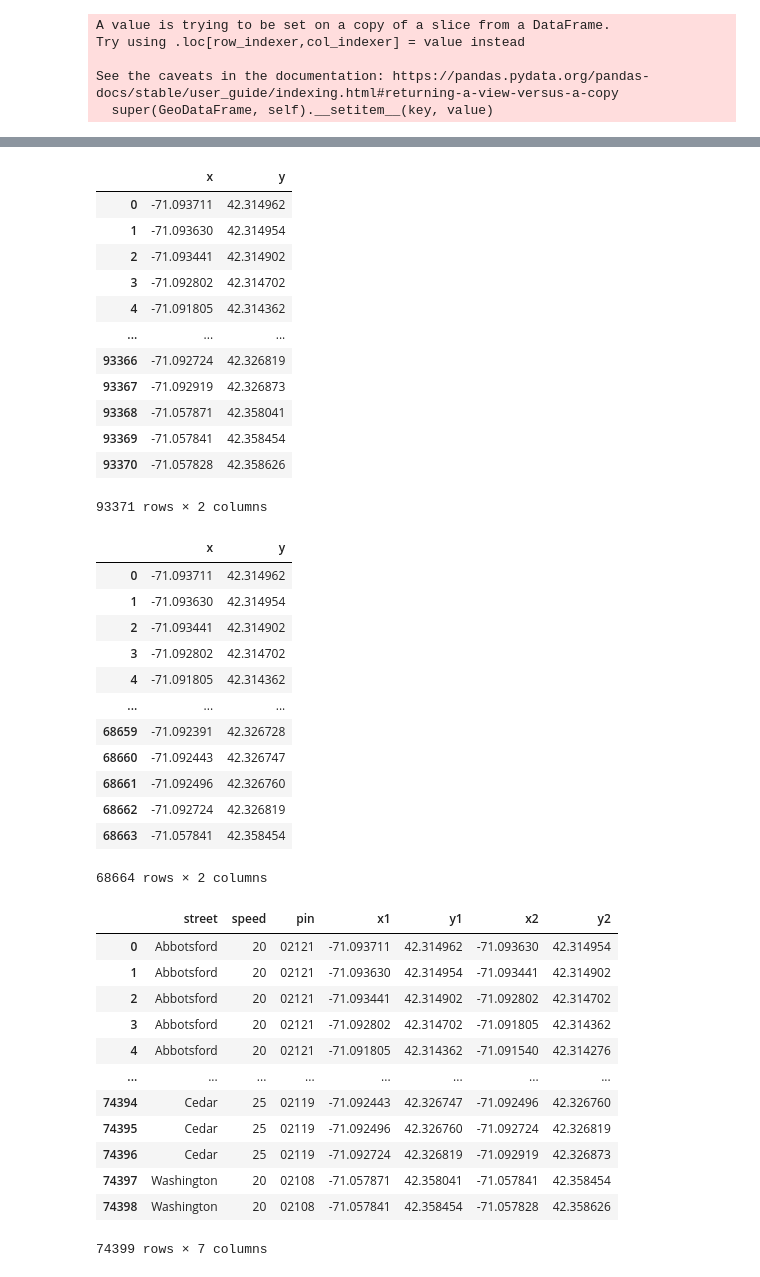
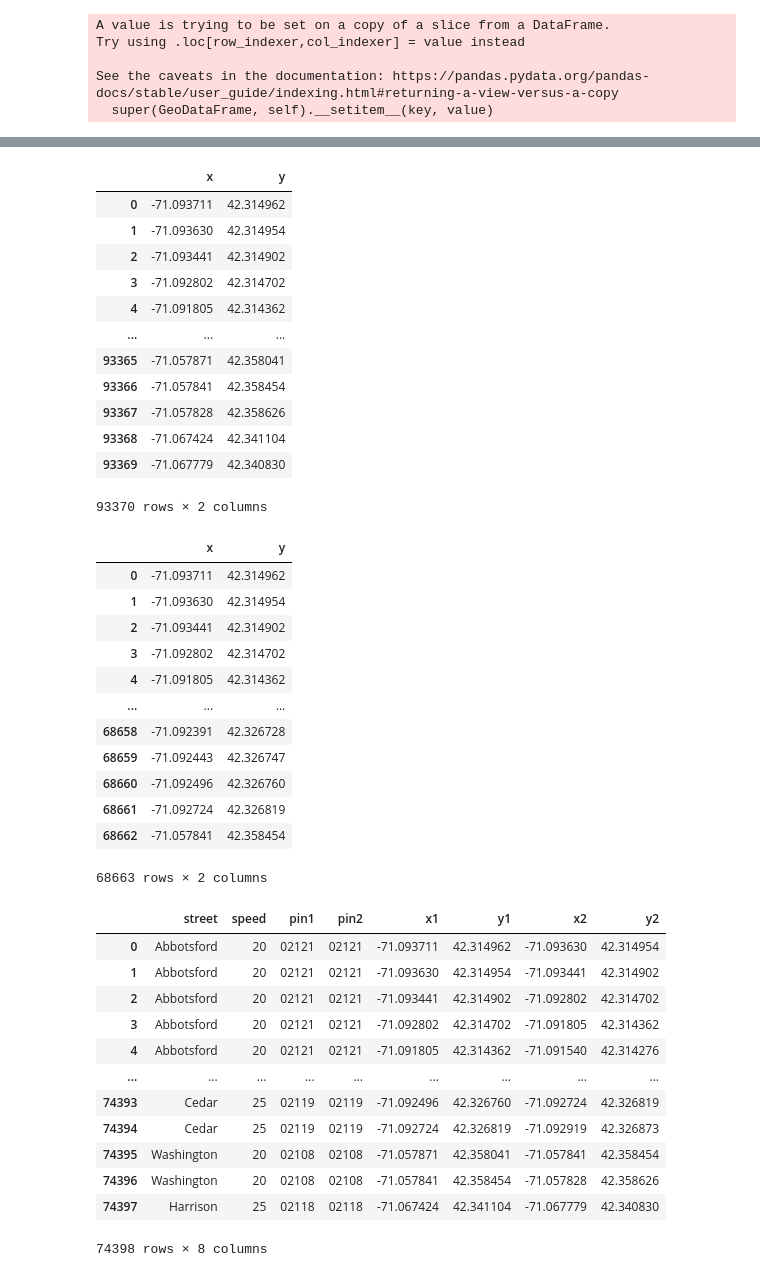
Before and after one commit to 4300-traffic-group/project, a Jupyter notebook: boston_cleanup.ipynb, the cells around one changed output, grey strips where cells are left out. Cells and saved outputs as stored; diff of their text form; code cells hidden in the pictures.

```diff
--- a/boston_cleanup.ipynb
+++ b/boston_cleanup.ipynb
@@ -23,7 +23,7 @@ import contextily as ctx
 import pandas as pd
 
 # Plot a map of boston
-bos = gpd.read_file("boston.geojson")
+bos = gpd.read_file("streets.json")
 bos
 # %% [output]
 |  | OBJECTID | SEGMENT_ID | L_F_ADD | L_T_ADD | R_F_ADD | R_T_ADD | PRE_DIR | ST_NAME | ST_TYPE | SUF_DIR | ... | ... |
@@ -53,7 +53,7 @@ sts.plot(color='green', markersize=1, ax=ax)
 [figure]
 # %%
 # extracting relevant columns
-nbos = bos[['ST_NAME', 'SPEEDLIMIT', 'TRACT00_L', 'geometry']]
+nbos = bos[['ST_NAME', 'SPEEDLIMIT', 'TRACT00_L','TRACT00_R', 'geometry',]]
 
 # making columns for x and y coordinates
 nbos['x'], nbos['y'] = zip(*nbos['geometry'].apply(lambda x: x.xy))
@@ -116,12 +116,12 @@ nodes_df
 | 3 | -71.092802 | 42.314702 |
 | 4 | -71.091805 | 42.314362 |
 | ... | ... | ... |
-| 93366 | -71.092724 | 42.326819 |
-| 93367 | -71.092919 | 42.326873 |
-| 93368 | -71.057871 | 42.358041 |
-| 93369 | -71.057841 | 42.358454 |
-| 93370 | -71.057828 | 42.358626 |
+| 93365 | -71.057871 | 42.358041 |
+| 93366 | -71.057841 | 42.358454 |
+| 93367 | -71.057828 | 42.358626 |
+| 93368 | -71.067424 | 42.341104 |
+| 93369 | -71.067779 | 42.340830 |
-93371 rows × 2 columns
+93370 rows × 2 columns
 # %%
 # dropping duplicates from nodes_df
 nodes_df1 = nodes_df.drop_duplicates(ignore_index=True)
@@ -134,54 +134,56 @@ nodes_df1
 | 3 | -71.092802 | 42.314702 |
 | 4 | -71.091805 | 42.314362 |
 | ... | ... | ... |
-| 68659 | -71.092391 | 42.326728 |
-| 68660 | -71.092443 | 42.326747 |
-| 68661 | -71.092496 | 42.326760 |
-| 68662 | -71.092724 | 42.326819 |
-| 68663 | -71.057841 | 42.358454 |
+| 68658 | -71.092391 | 42.326728 |
+| 68659 | -71.092443 | 42.326747 |
+| 68660 | -71.092496 | 42.326760 |
+| 68661 | -71.092724 | 42.326819 |
+| 68662 | -71.057841 | 42.358454 |
-68664 rows × 2 columns
+68663 rows × 2 columns
 # %%
 # creating a df to be used in SQL
 def mk_lines(df):
     street = []
     speed = []
-    pin = []
+    pin1 = []
+    pin2 = []
     x1 = []
     y1 = []
     x2 = []
     y2 = []
 
     for index, row in df.iterrows():
         for i in range(row['npoints']-1):
             street.append(row['ST_NAME'])
             speed.append(row['SPEEDLIMIT'])
-            pin.append(row['TRACT00_L'])
+            pin1.append(row['TRACT00_L'])
+            pin2.append(row['TRACT00_R'])
             xlst = row['x']
             x1.append(xlst[i])
             x2.append(xlst[i+1])
             ylst = row['y']
             y1.append(ylst[i])
             y2.append(ylst[i+1])
 
-    lines = {'street':street, 'speed':speed, 'pin':pin, 'x1':x1, 'y1':y1, 'x2':x2, 'y2':y2}
+    lines = {'street':street, 'speed':speed, 'pin1':pin1,'pin2':pin2, 'x1':x1, 'y1':y1, 'x2':x2, 'y2':y2}
     return pd.DataFrame(lines)
 
 lines_dfn = mk_lines(nbos)
 lines_dfn
 # %% [output]
-|  | street | speed | pin | x1 | y1 | x2 | y2 |
-| 0 | Abbotsford | 20 | 02121 | -71.093711 | 42.314962 | -71.093630 | 42.314954 |
-| 1 | Abbotsford | 20 | 02121 | -71.093630 | 42.314954 | -71.093441 | 42.314902 |
-| 2 | Abbotsford | 20 | 02121 | -71.093441 | 42.314902 | -71.092802 | 42.314702 |
-| 3 | Abbotsford | 20 | 02121 | -71.092802 | 42.314702 | -71.091805 | 42.314362 |
-| 4 | Abbotsford | 20 | 02121 | -71.091805 | 42.314362 | -71.091540 | 42.314276 |
-| ... | ... | ... | ... | ... | ... | ... | ... |
-| 74394 | Cedar | 25 | 02119 | -71.092443 | 42.326747 | -71.092496 | 42.326760 |
-| 74395 | Cedar | 25 | 02119 | -71.092496 | 42.326760 | -71.092724 | 42.326819 |
-| 74396 | Cedar | 25 | 02119 | -71.092724 | 42.326819 | -71.092919 | 42.326873 |
-| 74397 | Washington | 20 | 02108 | -71.057871 | 42.358041 | -71.057841 | 42.358454 |
-| 74398 | Washington | 20 | 02108 | -71.057841 | 42.358454 | -71.057828 | 42.358626 |
+|  | street | speed | pin1 | pin2 | x1 | y1 | x2 | y2 |
+| 0 | Abbotsford | 20 | 02121 | 02121 | -71.093711 | 42.314962 | -71.093630 | 42.314954 |
+| 1 | Abbotsford | 20 | 02121 | 02121 | -71.093630 | 42.314954 | -71.093441 | 42.314902 |
+| 2 | Abbotsford | 20 | 02121 | 02121 | -71.093441 | 42.314902 | -71.092802 | 42.314702 |
+| 3 | Abbotsford | 20 | 02121 | 02121 | -71.092802 | 42.314702 | -71.091805 | 42.314362 |
+| 4 | Abbotsford | 20 | 02121 | 02121 | -71.091805 | 42.314362 | -71.091540 | 42.314276 |
+| ... | ... | ... | ... | ... | ... | ... | ... | ... |
+| 74393 | Cedar | 25 | 02119 | 02119 | -71.092496 | 42.326760 | -71.092724 | 42.326819 |
+| 74394 | Cedar | 25 | 02119 | 02119 | -71.092724 | 42.326819 | -71.092919 | 42.326873 |
+| 74395 | Washington | 20 | 02108 | 02108 | -71.057871 | 42.358041 | -71.057841 | 42.358454 |
+| 74396 | Washington | 20 | 02108 | 02108 | -71.057841 | 42.358454 | -71.057828 | 42.358626 |
+| 74397 | Harrison | 25 | 02118 | 02118 | -71.067424 | 42.341104 | -71.067779 | 42.340830 |
-74399 rows × 7 columns
+74398 rows × 8 columns
 # %%
 lines_dfn['manhattan'] = abs(lines_dfn['x1']- lines_dfn['x2']) + abs(lines_dfn['y1']- lines_dfn['y2'])
 # %%
```
Also changed, not shown: parts of 2 cells of this notebook, 8 other files.
